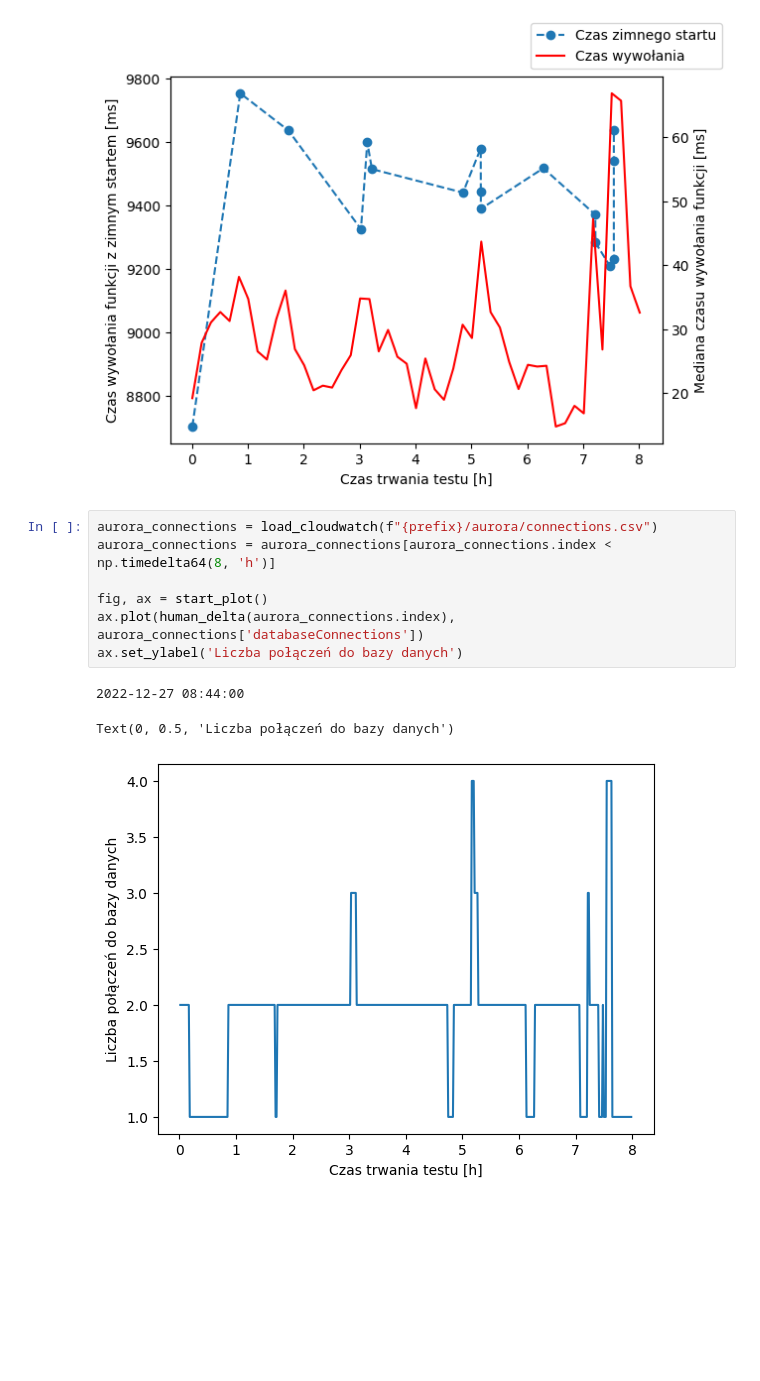
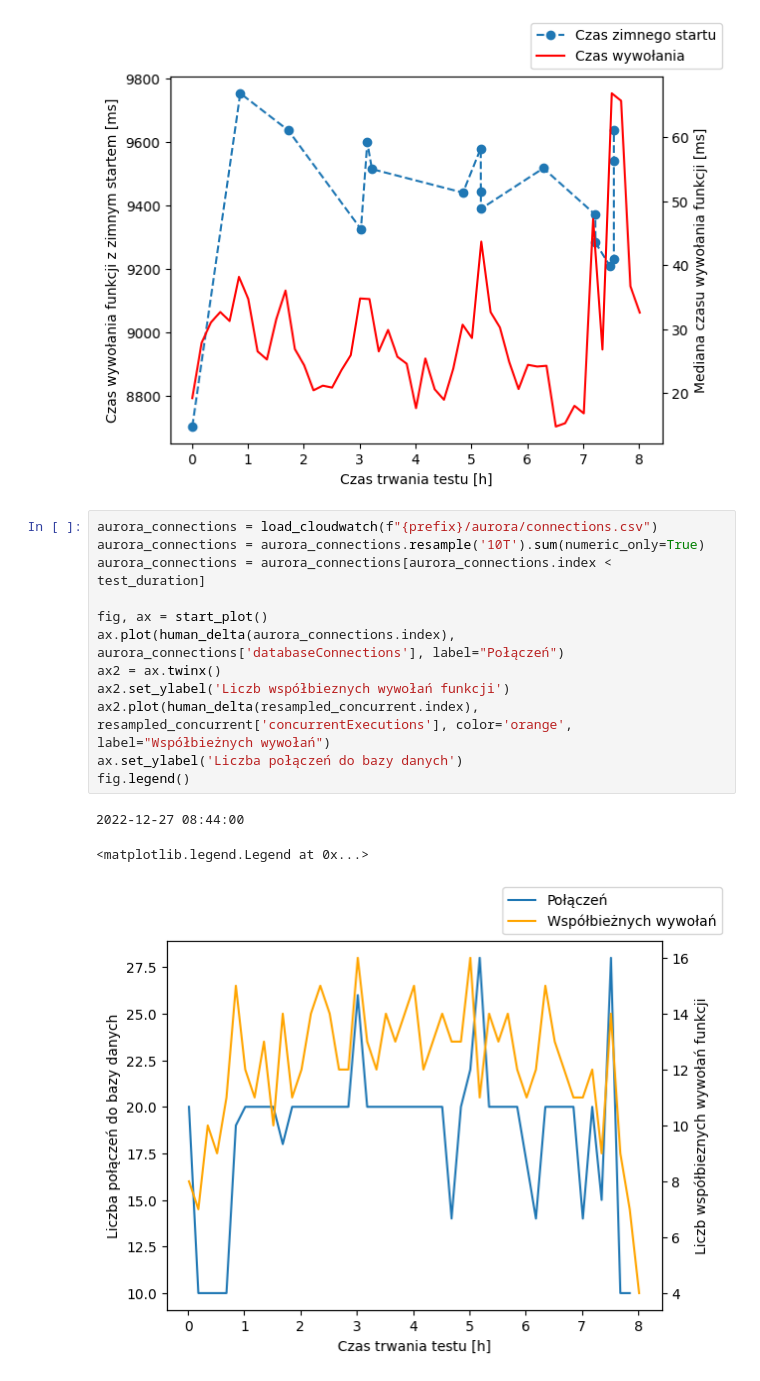
Before and after one commit to moreno-models/api, a Jupyter notebook: analysis/steady_cloudwatch.ipynb, the cells around one changed output. Saved outputs shown, nothing was run; the diff lists cells and outputs as text; blank space fills up the shorter version.

```diff
--- a/analysis/steady_cloudwatch.ipynb
+++ b/analysis/steady_cloudwatch.ipynb
@@ -175,14 +175,19 @@ fig.legend()
 [figure]
 # %%
 aurora_connections = load_cloudwatch(f"{prefix}/aurora/connections.csv")
-aurora_connections = aurora_connections[aurora_connections.index < np.timedelta64(8, 'h')]
+aurora_connections = aurora_connections.resample('10T').sum(numeric_only=True)
+aurora_connections = aurora_connections[aurora_connections.index < test_duration]
 
 fig, ax = start_plot()
-ax.plot(human_delta(aurora_connections.index), aurora_connections['databaseConnections'])
+ax.plot(human_delta(aurora_connections.index), aurora_connections['databaseConnections'], label="Połączeń")
+ax2 = ax.twinx()
+ax2.set_ylabel('Liczb współbieznych wywołań funkcji')
+ax2.plot(human_delta(resampled_concurrent.index), resampled_concurrent['concurrentExecutions'], color='orange', label="Współbieżnych wywołań")
 ax.set_ylabel('Liczba połączeń do bazy danych')
+fig.legend()
 # %% [output]
 2022-12-27 08:44:00
-Text(0, 0.5, 'Liczba połączeń do bazy danych')
+<matplotlib.legend.Legend at 0x...>
-[figure, old version]
+[figure, new version]
 # %%
 aurora_cpu = load_cloudwatch(f"{prefix}/aurora/cpu.csv")
```
Also changed, not shown: parts of 1 cell of this notebook, 2 other files.
